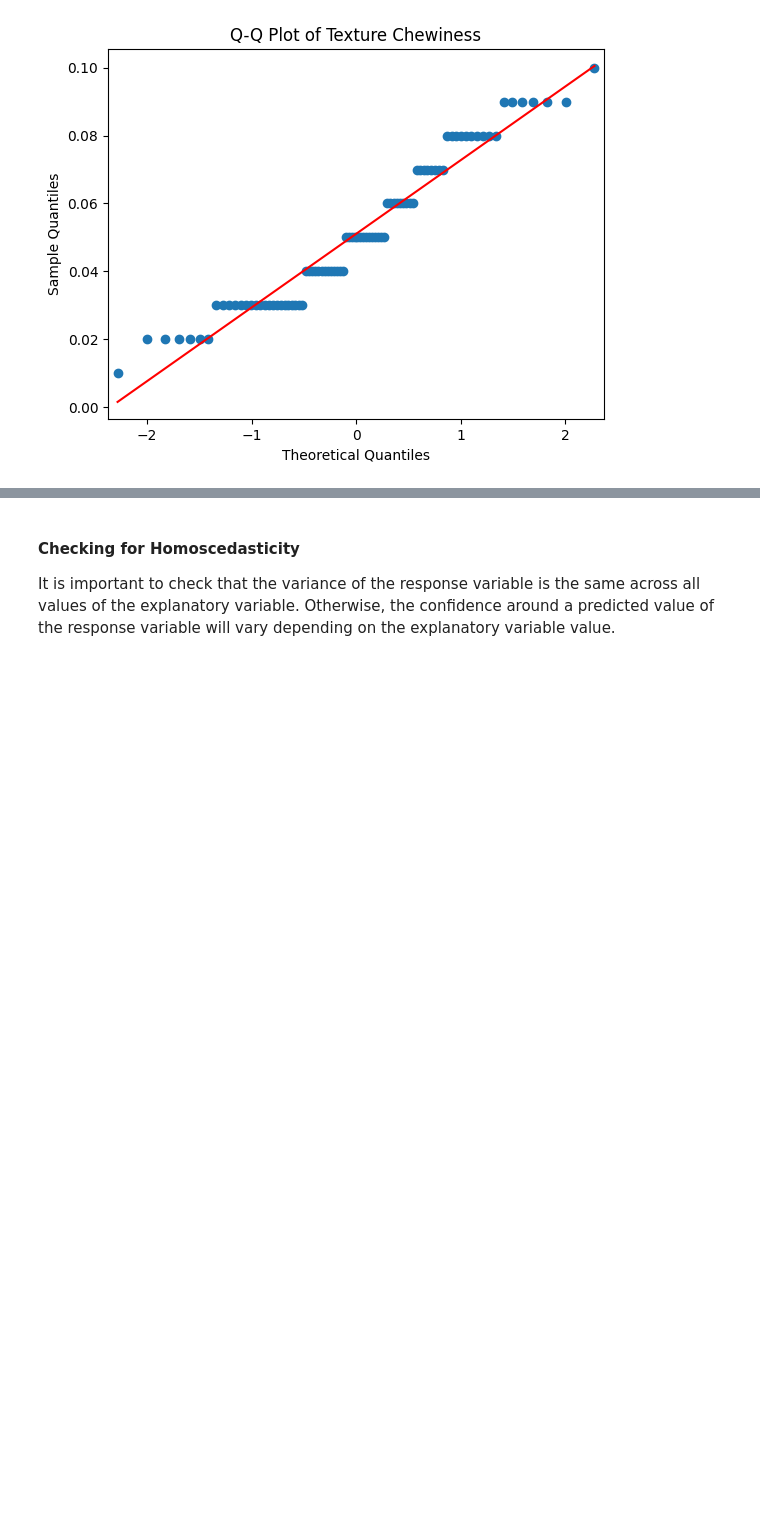
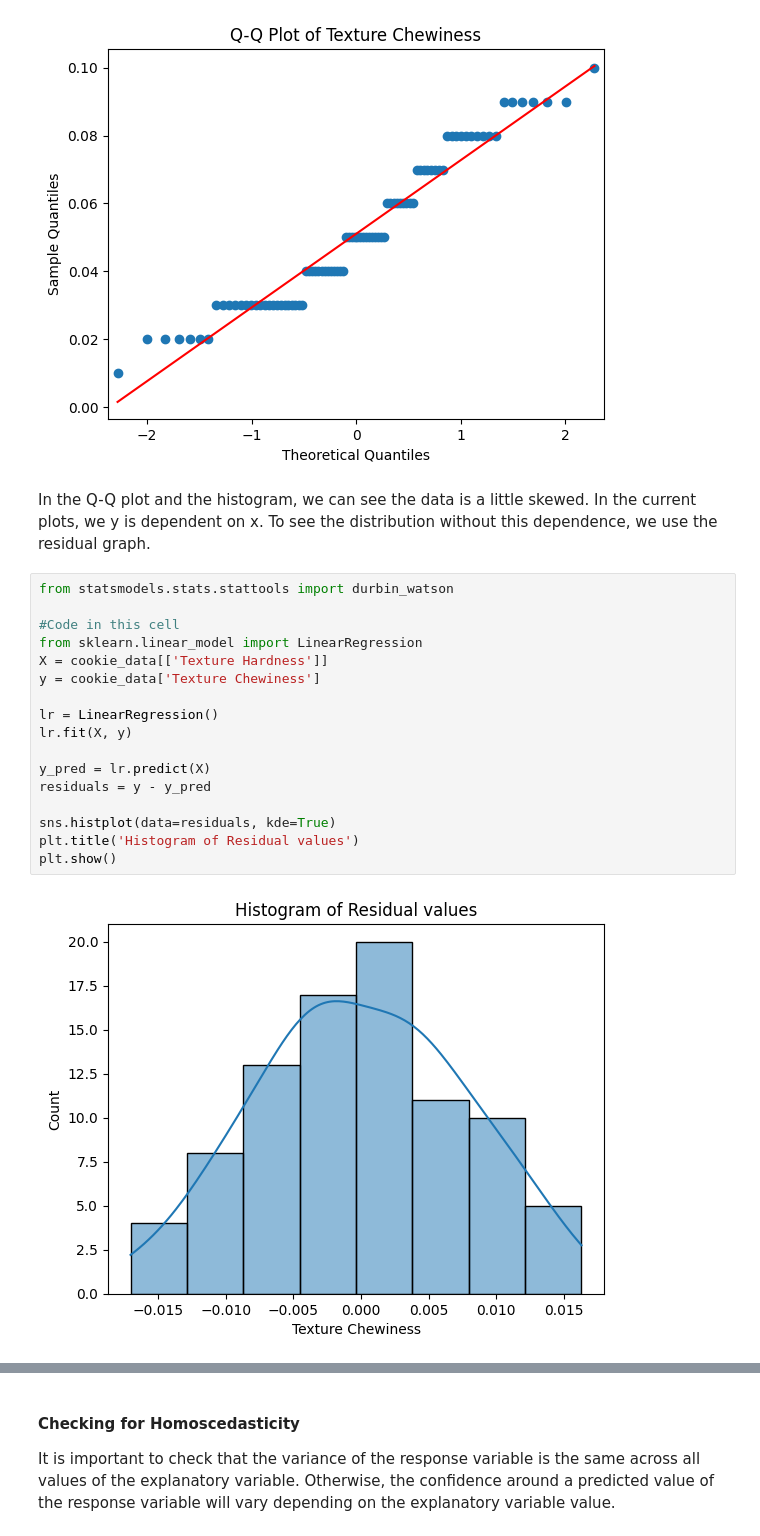
Before and after one commit to CS506-Boston-University/homework-4-phs-sakshi, a Jupyter notebook: homework4.ipynb, the cells around one changed output, grey strips where cells are left out. Drawn from its saved outputs; the diff is of its cells as text; blank space fills up the shorter version.

```diff
--- a/homework4.ipynb
+++ b/homework4.ipynb
@@ -297,4 +296,25 @@ plt.show()
 # %% [output]
 [figure]
 [figure]
+# %% [markdown]
+In the Q-Q plot and the histogram, we can see the data is a little skewed. In the current plots, we y is dependent on x. To see the distribution without this dependence, we use the residual graph.
+# %%
+from statsmodels.stats.stattools import durbin_watson
+
+#Code in this cell
+from sklearn.linear_model import LinearRegression
+X = cookie_data[['Texture Hardness']]
+y = cookie_data['Texture Chewiness']
+
+lr = LinearRegression()
+lr.fit(X, y)
+
+y_pred = lr.predict(X)
+residuals = y - y_pred
+
+sns.histplot(data=residuals, kde=True)
+plt.title('Histogram of Residual values')
+plt.show()
+# %% [output]
+[figure, added]
 # %% [markdown]
```
Also changed, not shown: parts of 18 cells of this notebook.
